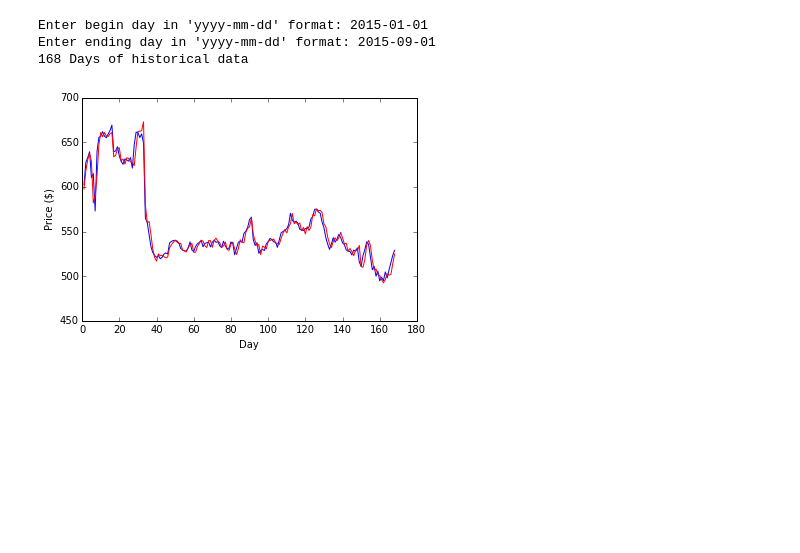
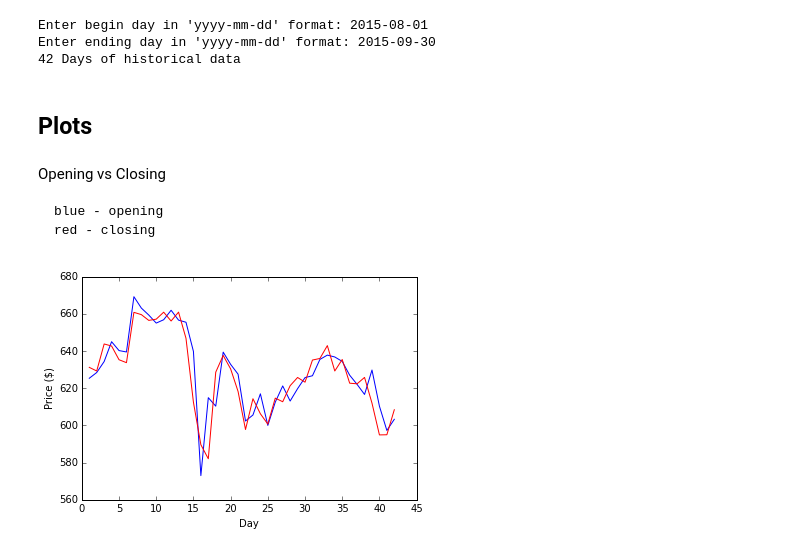
Before and after one commit to pdhimal1/AI-Project, a Jupyter notebook: $ and Historical.ipynb, the cells around one changed output. Drawn from its saved outputs; the diff is of its cells as text; code cells hidden in the pictures; blank space fills up the shorter version.

Commit message:
data_prepare, first step into svm working!

```diff
--- a/$ and Historical.ipynb
+++ b/$ and Historical.ipynb
@@ -1,11 +1,7 @@
 # %%
-from yahoo_finance import Share
-import numpy as np
-import matplotlib.pyplot as plt
-#import sklearn
-
 def get_symbol():
     company_ticker = raw_input("enter the company ticker symbol: ")
+    company_ticker = company_ticker.upper()
     return company_ticker
 
 def get_data():
@@ -75,8 +71,3 @@ def get_data():
     print "opening price: $" , opening_price
     print "print price change: $", price_change
     ''';
-
-
-ticker = get_symbol()
-company = Share(ticker)
-get_data()
@@ -104,7 +154,24 @@ end = raw_input("Enter ending day in 'yyyy-mm-dd' format: ")
 
 historical = company.get_historical(begin, end)
 print len(historical), "Days of historical data"
+
+#reverse the list
+historical.reverse()
+
+##-------------------------------------------------------------------------------##
+ #--------- Get historical opening price, day's high, day's low, volume ---------#
+    #------- For the selected sample size (number of trading days) -------------#
+    # ----- Features : opening, high, low, volume -----------------------------#
+    # ---------- Target : closing --------------------------------------------#
+
+
+
+historical_opening = get_historical_opening(historical)
+historical_closing = get_historical_closing(historical)
+historical_high = get_historical_high(historical)
+historical_low = get_historical_low(historical)
+historical_volume, average_volume = get_historical_volume(historical)
 # %% [output]
-Enter begin day in 'yyyy-mm-dd' format: 2015-01-01
-Enter ending day in 'yyyy-mm-dd' format: 2015-09-01
-168 Days of historical data
+Enter begin day in 'yyyy-mm-dd' format: 2015-08-01
+Enter ending day in 'yyyy-mm-dd' format: 2015-09-30
+42 Days of historical data
@@ -128,9 +178,18 @@ x_axis = np.arange(0+1, len(historical)+1)
+# %% [markdown]
+## Plots
+# %% [markdown]
+Opening vs Closing
+
+    blue - opening
+    red - closing
 # %%
 %matplotlib inline
-plt.plot(x_axis,opening, 'b', x_axis, closing, 'r')
+x_axis = np.arange(0+1, len(historical)+1)
+
+plt.plot(x_axis, historical_opening, 'b', x_axis, historical_closing, 'r')
 plt.xlabel('Day')
 plt.ylabel('Price ($)')
 #plt.figure(figsize=(20,10))
 plt.show();
 # %% [output]
-[figure, old version]
+[figure, new version]
```
Also changed, not shown: parts of 25 cells of this notebook.
